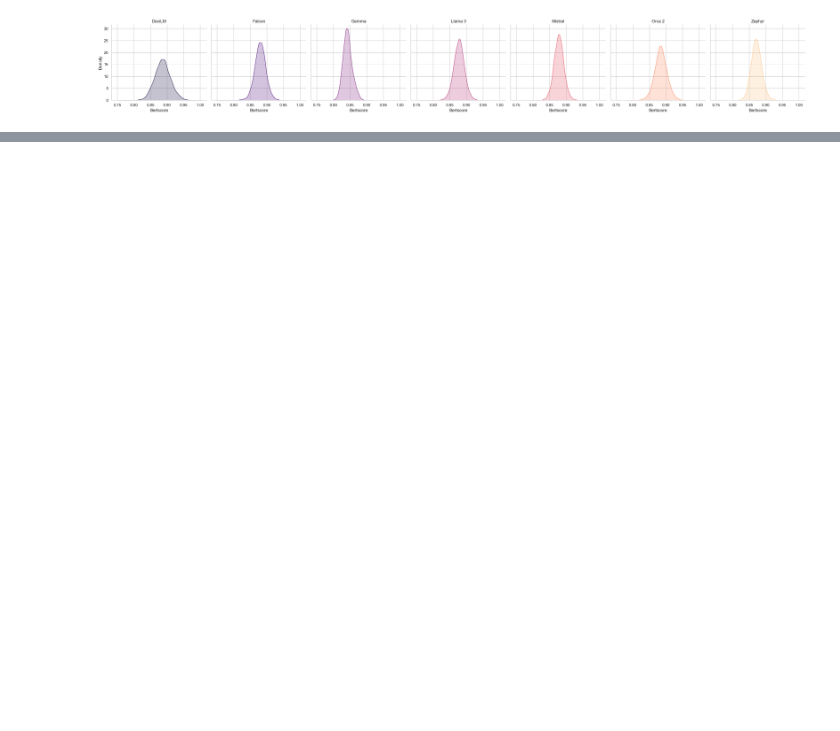
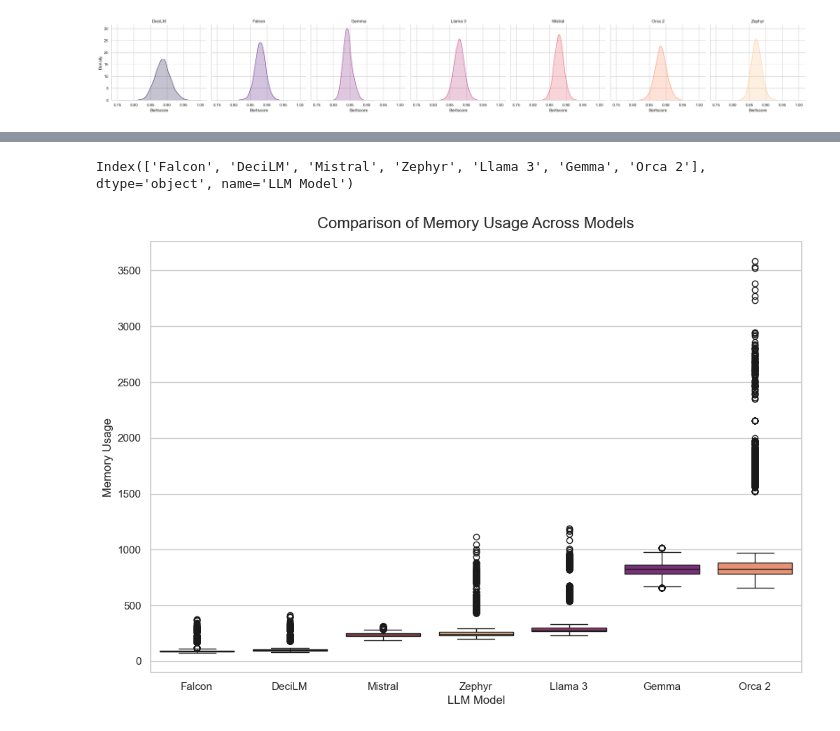
Before and after one commit to data-sci-capstone/copilot, a Jupyter notebook: Evaluation/summaries-evaluation.ipynb, the cells around one changed output, grey strips where cells are left out. Drawn from its saved outputs; the diff is of its cells as text; code cells hidden in the pictures; blank space fills up the shorter version.

```diff
--- a/Evaluation/summaries-evaluation.ipynb
+++ b/Evaluation/summaries-evaluation.ipynb
@@ -228,0 +168,12 @@ Plot 4:
+# %%
+memory_df = pd.DataFrame({
+    'DeciLM': deci['memory_summary_usage'],
+    'Falcon': falcon['memory_summary_usage'],
+    'Gemma': gemma['memory_summary_usage'],
+    'Llama 3': llama['memory_summary_usage'],
+    'Mistral': mistral['memory_summary_usage'],
+    'Orca 2': orca['memory_summary_usage'],
+    'Zephyr': zephyr['memory_summary_usage']
+})
+
+memory_df.head()
@@ -228,0 +187,3 @@ Plot 4:
+# %%
+melted_memory_df = pd.melt(memory_df, var_name="LLM Model", value_name="Memory Usage")
+melted_memory_df.head()
@@ -228,0 +197,15 @@ Plot 4:
+# %%
+order = melted_memory_df.groupby('LLM Model')['Memory Usage'].median().sort_values().index
+order
+# %% [output]
+Index(['Falcon', 'DeciLM', 'Mistral', 'Zephyr', 'Llama 3', 'Gemma', 'Orca 2'], dtype='object', name='LLM Model')
+# %%
+plt.figure(figsize=(12, 8))
+sns.set_theme(style="whitegrid")
+sns.boxplot(x = "LLM Model", y = "Memory Usage", data = melted_memory_df, order=order, palette='magma', hue="LLM Model")
+plt.title('Comparison of Memory Usage Across Models', fontsize=16, pad=14)
+plt.xlabel('LLM Model')
+plt.ylabel('Memory Usage')
+plt.show()
+# %% [output]
+[figure, added]
```
Also changed, not shown: parts of 19 cells of this notebook, 2 other files.
